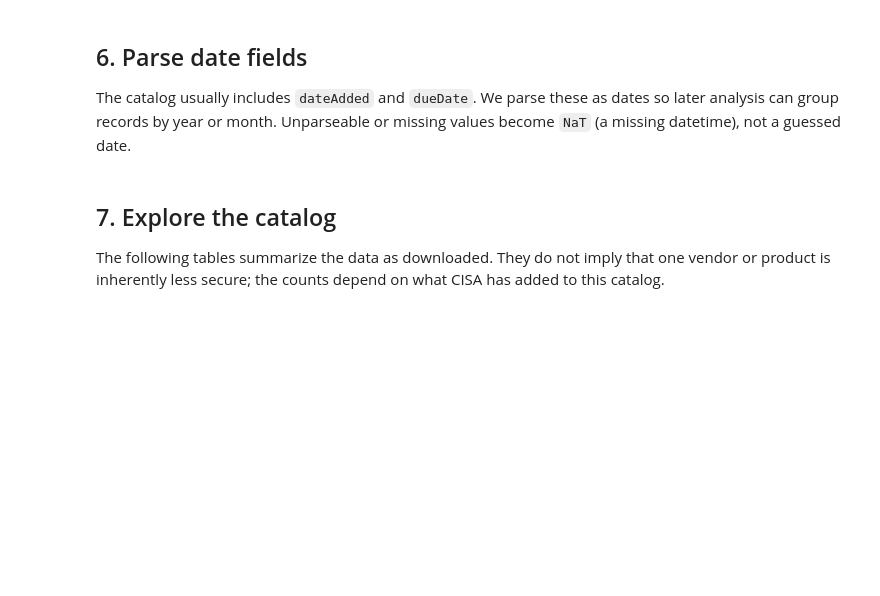
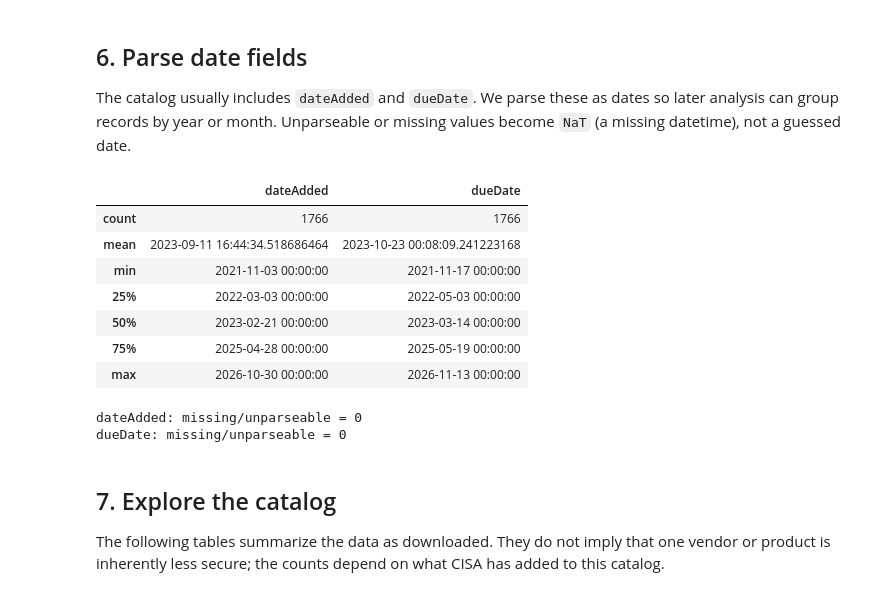
Before and after one commit to lesliedillolou-bal/cybersecurity-recommendation-system, a Jupyter notebook: notebooks/01_data_ingestion_and_eda.ipynb, the cells around one changed output. Drawn from its saved outputs; the diff is of its cells as text; code cells hidden in the pictures; blank space fills up the shorter version.

```diff
--- a/notebooks/01_data_ingestion_and_eda.ipynb
+++ b/notebooks/01_data_ingestion_and_eda.ipynb
@@ -83,15 +129,26 @@ The catalog usually includes `dateAdded` and `dueDate`. We parse these as dates
 # %%
 for date_column in ['dateAdded', 'dueDate']:
     if date_column in df.columns:
         df[date_column] = pd.to_datetime(df[date_column], errors='coerce')
 
 date_columns_present = [c for c in ['dateAdded', 'dueDate'] if c in df.columns]
 if date_columns_present:
-    display(df[date_columns_present].describe(datetime_is_numeric=True) if hasattr(df[date_columns_present], 'describe') else df[date_columns_present].head())
+    display(df[date_columns_present].describe() if hasattr(df[date_columns_present], 'describe') else df[date_columns_present].head())
     for column in date_columns_present:
         print(f'{column}: missing/unparseable = {int(df[column].isna().sum())}')
 else:
     print('No expected date fields were present. Review the source schema before proceeding.')
+# %% [output]
+|  | dateAdded | dueDate |
+| count | 1766 | 1766 |
+| mean | 2023-09-11 16:44:34.518686464 | 2023-10-23 00:08:09.241223168 |
+| min | 2021-11-03 00:00:00 | 2021-11-17 00:00:00 |
+| 25% | 2022-03-03 00:00:00 | 2022-05-03 00:00:00 |
+| 50% | 2023-02-21 00:00:00 | 2023-03-14 00:00:00 |
+| 75% | 2025-04-28 00:00:00 | 2025-05-19 00:00:00 |
+| max | 2026-10-30 00:00:00 | 2026-11-13 00:00:00 |
+dateAdded: missing/unparseable = 0
+dueDate: missing/unparseable = 0
 # %% [markdown]
 ## 7. Explore the catalog
 The following tables summarize the data as downloaded. They do not imply that one vendor or product is inherently less secure; the counts depend on what CISA has added to this catalog.
```
Also changed, not shown: parts of 10 cells of this notebook.
